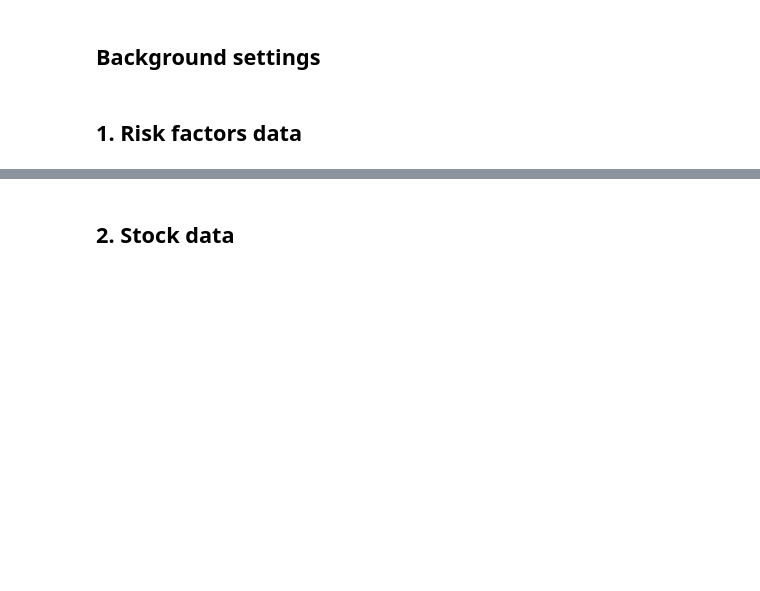
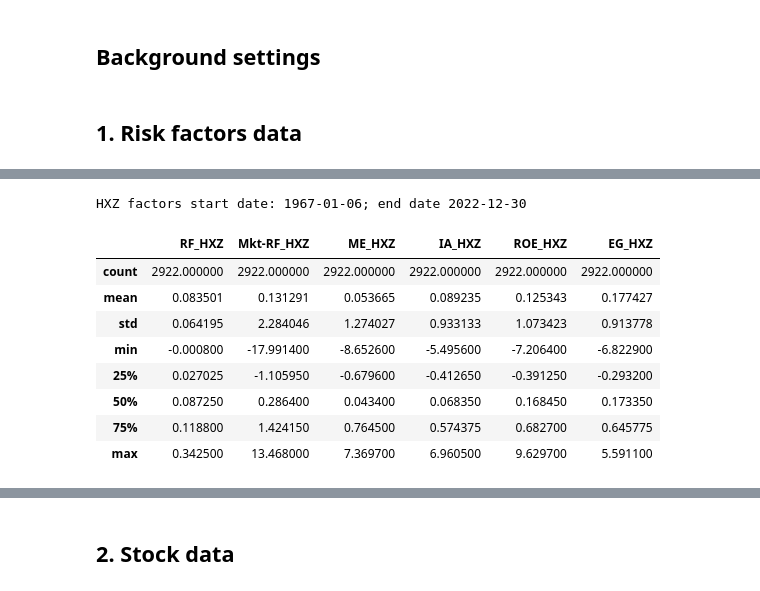
Before and after one commit to patrickwjwang/equity-cycle, a Jupyter notebook: notebooks/Feb20-equity-cycle-submission.ipynb, the cells around one changed output, grey strips where cells are left out. Drawn from its saved outputs; the diff is of its cells as text; code cells hidden in the pictures; blank space fills up the shorter version.

```diff
--- a/notebooks/Feb20-equity-cycle-submission.ipynb
+++ b/notebooks/Feb20-equity-cycle-submission.ipynb
@@ -35,0 +57,17 @@ warnings.simplefilter(action='ignore', category=FutureWarning)
+# %%
+# Create summmary stat for weekly HXZ
+hxz_weekly_summary = hxz_weekly_df.describe()
+start, end = min(hxz_weekly_df['Date']), max(hxz_weekly_df['Date'])  # start and end date
+print(f"HXZ factors start date: {start}; end date {end}")
+hxz_weekly_summary
+# %% [output]
+HXZ factors start date: 1967-01-06; end date 2022-12-30
+|  | RF_HXZ | Mkt-RF_HXZ | ME_HXZ | IA_HXZ | ROE_HXZ | EG_HXZ |
+| count | 2922.000000 | 2922.000000 | 2922.000000 | 2922.000000 | 2922.000000 | 2922.000000 |
+| mean | 0.083501 | 0.131291 | 0.053665 | 0.089235 | 0.125343 | 0.177427 |
+| std | 0.064195 | 2.284046 | 1.274027 | 0.933133 | 1.073423 | 0.913778 |
+| min | -0.000800 | -17.991400 | -8.652600 | -5.495600 | -7.206400 | -6.822900 |
+| 25% | 0.027025 | -1.105950 | -0.679600 | -0.412650 | -0.391250 | -0.293200 |
+| 50% | 0.087250 | 0.286400 | 0.043400 | 0.068350 | 0.168450 | 0.173350 |
+| 75% | 0.118800 | 1.424150 | 0.764500 | 0.574375 | 0.682700 | 0.645775 |
+| max | 0.342500 | 13.468000 | 7.369700 | 6.960500 | 9.629700 | 5.591100 |
```
Also changed, not shown: parts of 7 cells of this notebook, 2 other files.
